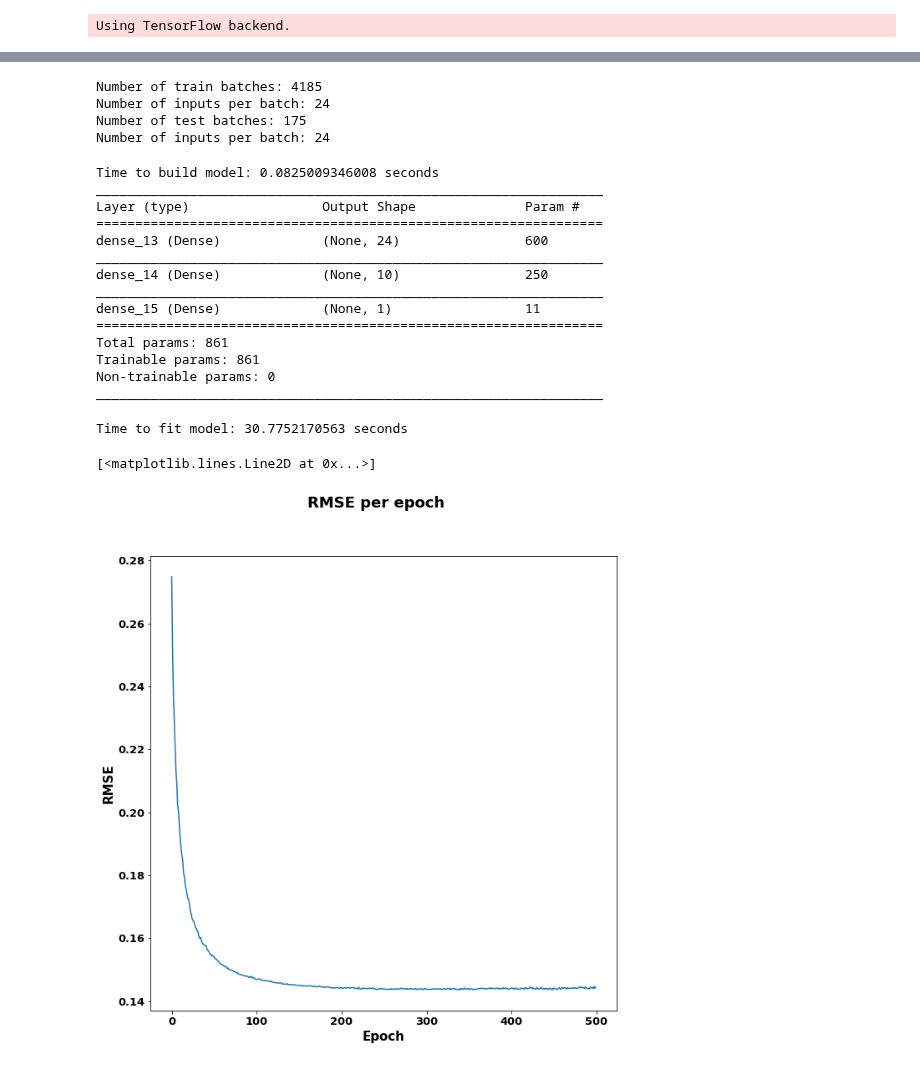
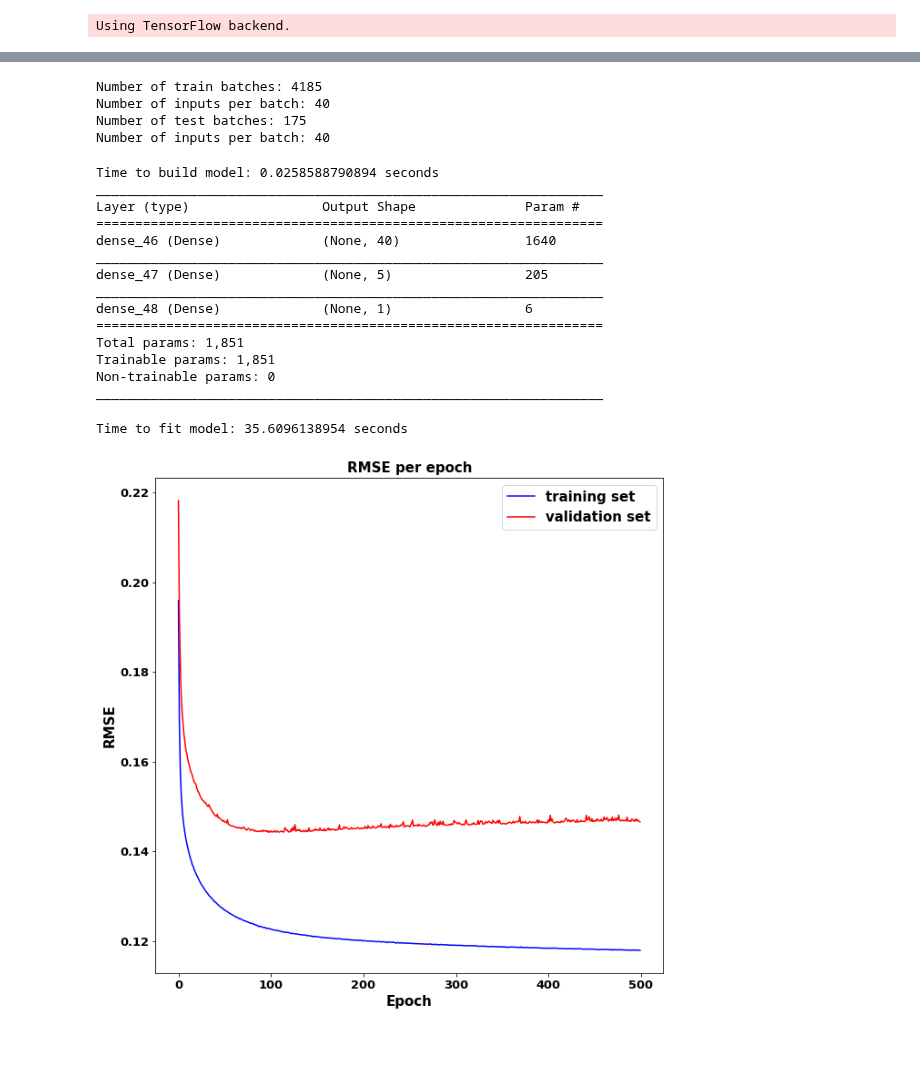
Before and after one commit to danilofrp/neural-stocks, a Jupyter notebook: notebooks/ANN.ipynb, the cells around one changed output, grey strips where cells are left out. Cells and saved outputs as stored; diff of their text form; code cells hidden in the pictures.

```diff
--- a/notebooks/ANN.ipynb
+++ b/notebooks/ANN.ipynb
@@ -112,18 +110,18 @@ Time to acquire and process data: 11.3099269867 seconds
 # %%
-df = pd.concat([PETR4], axis = 1)
+df = pd.concat([PETR4, IBOV, USDBRL], axis = 1).dropna()
 
 columnsToUse = ['PETR4_Close_resid',
                 'PETR4_Close_rollStd20',
-                'PETR4_Close_EMA17_logdiff', 'PETR4_Close_EMA72_logdiff', 'PETR4_Close_EMA200_logdiff', 'PETR4_Volume_EMA21_logdiff', 'PETR4_MACD_12_26_9',
-                'PETR4_MACDsignal_12_26_9', 'PETR4_Bollinger%b_20', 'PETR4_OBV',
+                'PETR4_Close_EMA17_logdiff', 'PETR4_Close_EMA72_logdiff', 'PETR4_Close_EMA200_logdiff', 'PETR4_Volume_EMA21_logdiff',
+                'PETR4_MACD_12_26_9', 'PETR4_MACDsignal_12_26_9', 'PETR4_Bollinger%b_20', 'PETR4_OBV',
                 'PETR4_Close_returns', 'PETR4_Close/Open_returns', 'PETR4_High/Close_returns', 'PETR4_Low/Close_returns',
-                'PETR4_Holiday'
-               # 'IBOV_Close_rollStd20', 'IBOV_Close_EMA17_logdiff', 'IBOV_Close_EMA72_logdiff',
-               # 'IBOV_Close_EMA200_logdiff','IBOV_Close_returns', 'IBOV_Close/Open_returns',
-               # 'IBOV_High/Close_returns', 'IBOV_Low/Close_returns',
-               # 'USDBRL_Close_rollStd20', 'USDBRL_Close_EMA17_logdiff', 'USDBRL_Close_EMA72_logdiff',
-               # 'USDBRL_Close_EMA200_logdiff', 'USDBRL_Close_returns', 'USDBRL_Close/Open_returns',
-               # 'USDBRL_High/Close_returns', 'USDBRL_Low/Close_returns'
+                'PETR4_Holiday',
+                'IBOV_Close_rollStd20',
+                'IBOV_Close_EMA17_logdiff', 'IBOV_Close_EMA72_logdiff', 'IBOV_Close_EMA200_logdiff',
+                'IBOV_Close_returns', 'IBOV_Close/Open_returns', 'IBOV_High/Close_returns', 'IBOV_Low/Close_returns',
+                'USDBRL_Close_rollStd20',
+                'USDBRL_Close_EMA17_logdiff', 'USDBRL_Close_EMA72_logdiff', 'USDBRL_Close_EMA200_logdiff',
+                'USDBRL_Close_returns', 'USDBRL_Close/Open_returns', 'USDBRL_High/Close_returns', 'USDBRL_Low/Close_returns'
                ]
 # %%
 xTrain, yTrain, xTest, yTest = prepData(df = df,
@@ -140,9 +138,9 @@ print 'Number of test batches: {}'.format(numberOTestBatches)
 print 'Number of inputs per batch: {}'.format(numberOTestInputs)
 # %% [output]
 Number of train batches: 4185
-Number of inputs per batch: 24
+Number of inputs per batch: 40
 Number of test batches: 175
-Number of inputs per batch: 24
+Number of inputs per batch: 40
 # %%
 xScaler = MinMaxScaler(feature_range = (-1,1))
 xScaler.fit(xTrain)
@@ -157,8 +155,8 @@ yTrain = yScaler.transform(yTrain)
 # %%
 init_time = time.time()
 
-model = Sequential([Dense(24, activation = 'tanh', input_dim = 24),
-                    Dense(10, activation = 'tanh'),
+model = Sequential([Dense(40, activation = 'tanh', input_dim = 40),
+                    Dense(5, activation = 'tanh'),
                     Dense(1, activation = 'tanh')])
 
 SGD = optimizers.SGD(lr=0.003, momentum=0.00, decay=0.0, nesterov=False)
@@ -169,43 +167,45 @@ end_time = time.time()
 print 'Time to build model: '+str(end_time-init_time)+' seconds'
 model.summary()
 # %% [output]
-Time to build model: 0.0825009346008 seconds
+Time to build model: 0.0258588790894 seconds
 _________________________________________________________________
 Layer (type)                 Output Shape              Param #
 =================================================================
-dense_13 (Dense)             (None, 24)                600
+dense_46 (Dense)             (None, 40)                1640
 _________________________________________________________________
-dense_14 (Dense)             (None, 10)                250
+dense_47 (Dense)             (None, 5)                 205
 _________________________________________________________________
-dense_15 (Dense)             (None, 1)                 11
+dense_48 (Dense)             (None, 1)                 6
 =================================================================
-Total params: 861
-Trainable params: 861
+Total params: 1,851
+Trainable params: 1,851
 Non-trainable params: 0
 _________________________________________________________________
 # %%
 init_time = time.time()
 
 fitHistory = model.fit(xTrain,
-                    yTrain,
-                    epochs = 500,
-                    verbose = 0,
-                    shuffle = True,
-                    validation_split = 0.20)
+                       yTrain,
+                       epochs = 500,
+                       verbose = 0,
+                       shuffle = True,
+                       validation_split = 0.15)
 
 end_time = time.time()
 print 'Time to fit model: '+str(end_time-init_time)+' seconds'
 # %% [output]
-Time to fit model: 30.7752170563 seconds
+Time to fit model: 35.6096138954 seconds
 # %%
 fig, ax = plt.subplots(figsize = (10,10), nrows = 1, ncols = 1)
-fig.suptitle('RMSE per epoch')
+ax.set_title('RMSE per epoch')
 ax.set_xlabel('Epoch')
 ax.set_ylabel('RMSE')
-ax.plot(np.sqrt(fitHistory.history['val_loss']))
+trainigSet, = ax.plot(np.sqrt(fitHistory.history['loss']), 'b', label = 'trainig set')
+validationSet, = ax.plot(np.sqrt(fitHistory.history['val_loss']), 'r', label = 'validation set')
+plt.legend(handles=[trainigSet, validationSet], labels=['training set', 'validation set'], prop={'size': 15})
+fig.savefig('{}/{}.{}'.format(saveFigDir, 'RMSE_per_epoch_ANNi40h5o1', 'pdf'), bbox_inches='tight')
 # %% [output]
-[<matplotlib.lines.Line2D at 0x...>]
-[figure, old version]
+[figure, new version]
 # %%
 predictions = model.predict(xTest)
 predictions = yScaler.inverse_transform(predictions)
```
Also changed, not shown: parts of 4 cells of this notebook.
